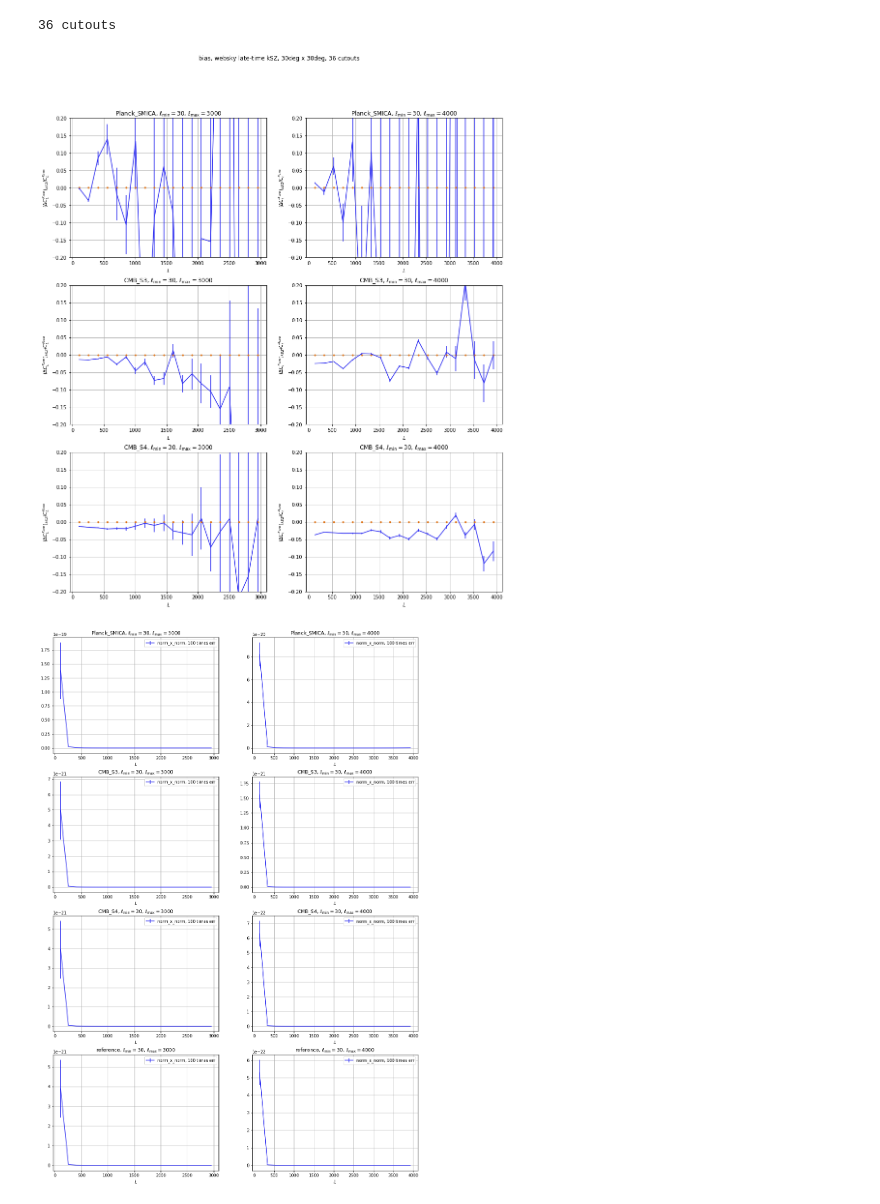
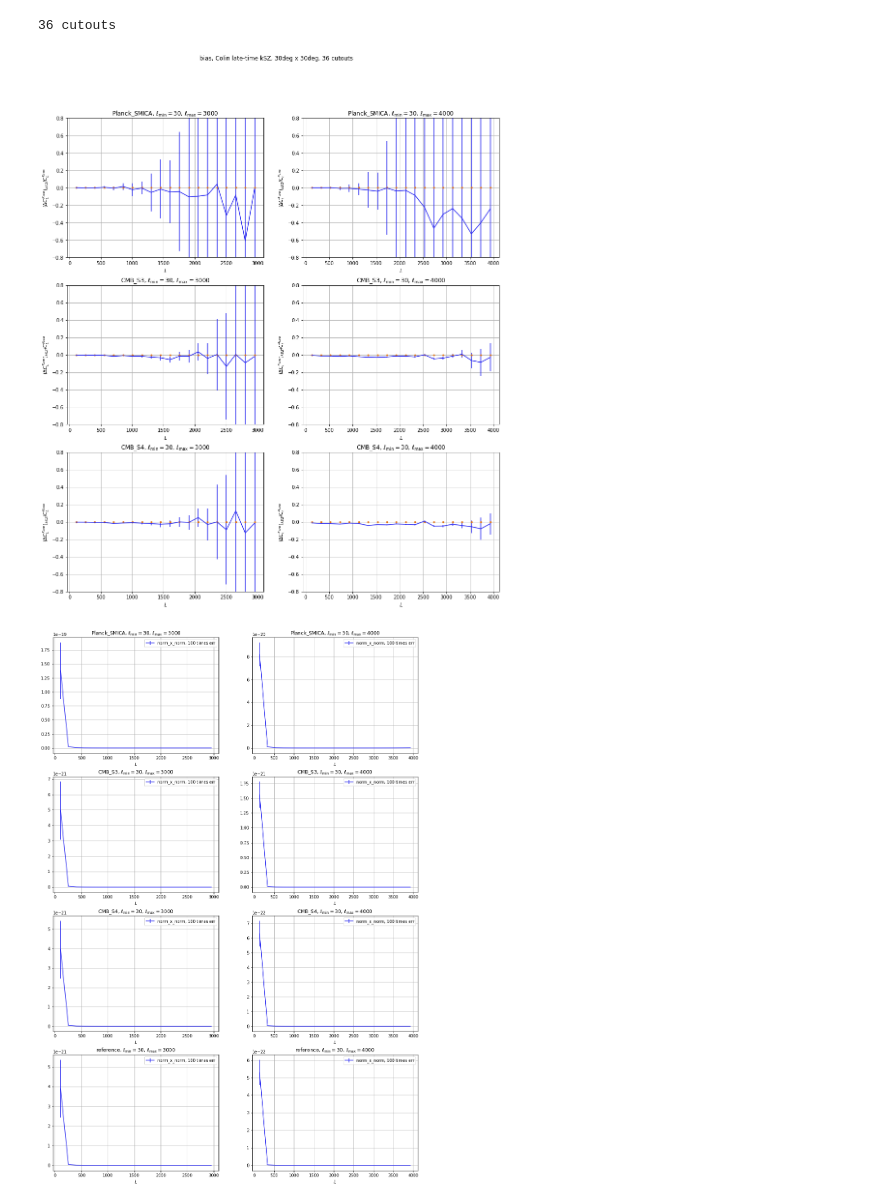
Before and after one commit to catketchup/new_reion-lens, a Jupyter notebook: plot.ipynb, the cells around one changed output. Drawn from its saved outputs; the diff is of its cells as text; code cells hidden in the pictures.

```diff
--- a/plot.ipynb
+++ b/plot.ipynb
@@ -15,7 +15,7 @@ print('%s cutouts' %(cutouts))
 36 cutouts
 # %%
 # map source, 'Colin' or 'websky'
-map_source = 'websky'
+map_source = 'Colin'
 # ksz type, 'lt' or 'ri'
 ksz_type = 'lt'
 if ksz_type == 'lt':
@@ -44,22 +44,22 @@ row, column = np.size(experiments), np.size(lmaxs)
 # %%
 fig, ax = plt.subplots(row, column,figsize=(8*column,6*row))
 fig.suptitle('bias, %s %s kSZ, %sdeg x %sdeg, %s cutouts' %(map_source, ksz_name, width_deg, width_deg, str(cutouts)))
 for i in range(row):
     for j in range(column):
         Data = pd.read_csv(data_path + '%s_%s_%s_%s_%s.csv' %(map_source, ksz_type, experiments[i], lmin, lmaxs[j]))
         #ax[i,j].plot(Data['Ls'], Data['bias'])
         ax[i,j].errorbar(Data['Ls'], Data['bias'], yerr=Data['bias_err'])
         ax[i,j].plot(Data['Ls'], np.zeros(np.shape(Data['Ls'])), '.')
         #ax[i,j].plot(Data['Ls'], np.zeros(np.shape(Data['Ls'])))
         ax[i,j].set_title(r'%s, ${\ell}_{\mathrm{min}}=%s$, ${\ell}_{\mathrm{max}}=%s$' %(experiments[i], lmin, lmaxs[j]))
         ax[i,j].set_xlabel('$L$')
         ax[i,j].set_ylabel('$({\Delta}C_L^{K_{CMB}})_{kSZ}/C_L^{K_{CMB}}$')
         #ax[i,j].set_xlim([0,3000])
-        ax[i,j].set_ylim([-0.2, 0.2])
+        ax[i,j].set_ylim([-0.8,  0.8])
         ax[i,j].grid()
 plt.savefig(plot_path + map_source + '_'+ksz_type+'_bias.png')
 # %% [output]
-[figure, old version]
+[figure, new version]
 # %%
 fig, ax = plt.subplots(row, column,figsize=(8*column,6*row))
 err_amplify = 100
```
Also changed, not shown: 9 other files.
